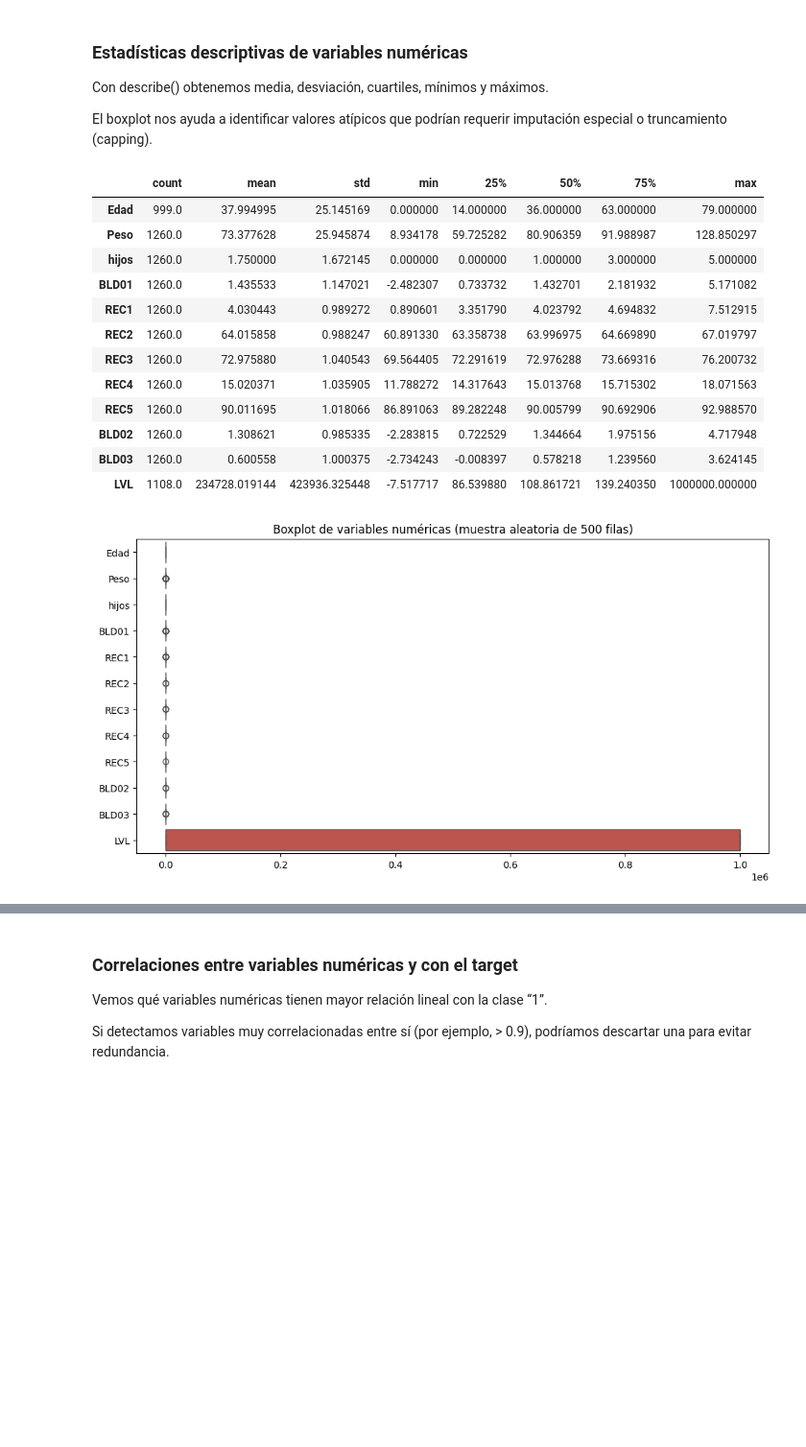
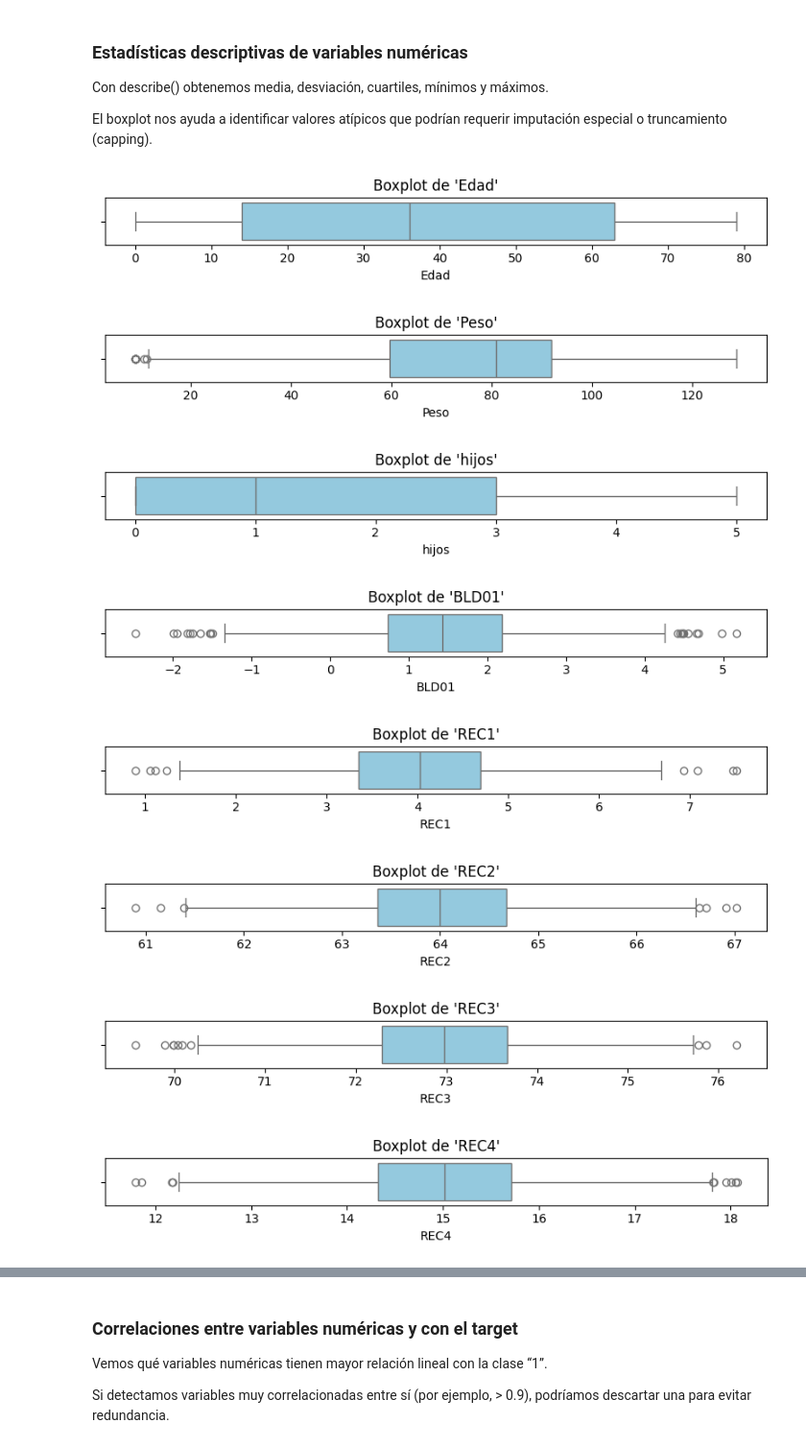
Before and after one commit to miroagustin/CienciaDeDatos1Q2025, a Jupyter notebook: Evaluacion.ipynb, the cells around one changed output, grey strips where cells are left out. Shown: that part at 96% size. Saved outputs shown, nothing was run; the diff lists cells and outputs as text; code cells hidden in the pictures; blank space fills up the shorter version.

```diff
--- a/Evaluacion.ipynb
+++ b/Evaluacion.ipynb
@@ -220,28 +218,27 @@ Passing `palette` without assigning `hue` is deprecated and will be removed in v
 Con describe() obtenemos media, desviación, cuartiles, mínimos y máximos.
 
 El boxplot nos ayuda a identificar valores atípicos que podrían requerir imputación especial o truncamiento (capping).
-# %%
-num_vars = X.select_dtypes(include=["int64","float64"]).columns
-
-display(X[num_vars].describe().T)
-
-# Boxplots para ver posibles valores extremos en algunas columnas
-plt.figure(figsize=(12,6))
-sns.boxplot(data=X[num_vars].sample(n=500, axis=0), orient="h", palette="coolwarm")
-plt.title("Boxplot de variables numéricas (muestra aleatoria de 500 filas)")
-plt.show()
-# %% [output]
-|  | count | mean | std | min | 25% | 50% | 75% | max |
-| Edad | 999.0 | 37.994995 | 25.145169 | 0.000000 | 14.000000 | 36.000000 | 63.000000 | 79.000000 |
-| Peso | 1260.0 | 73.377628 | 25.945874 | 8.934178 | 59.725282 | 80.906359 | 91.988987 | 128.850297 |
-| hijos | 1260.0 | 1.750000 | 1.672145 | 0.000000 | 0.000000 | 1.000000 | 3.000000 | 5.000000 |
-| BLD01 | 1260.0 | 1.435533 | 1.147021 | -2.482307 | 0.733732 | 1.432701 | 2.181932 | 5.171082 |
-| REC1 | 1260.0 | 4.030443 | 0.989272 | 0.890601 | 3.351790 | 4.023792 | 4.694832 | 7.512915 |
-| REC2 | 1260.0 | 64.015858 | 0.988247 | 60.891330 | 63.358738 | 63.996975 | 64.669890 | 67.019797 |
-| REC3 | 1260.0 | 72.975880 | 1.040543 | 69.564405 | 72.291619 | 72.976288 | 73.669316 | 76.200732 |
-| REC4 | 1260.0 | 15.020371 | 1.035905 | 11.788272 | 14.317643 | 15.013768 | 15.715302 | 18.071563 |
-| REC5 | 1260.0 | 90.011695 | 1.018066 | 86.891063 | 89.282248 | 90.005799 | 90.692906 | 92.988570 |
-| BLD02 | 1260.0 | 1.308621 | 0.985335 | -2.283815 | 0.722529 | 1.344664 | 1.975156 | 4.717948 |
-| BLD03 | 1260.0 | 0.600558 | 1.000375 | -2.734243 | -0.008397 | 0.578218 | 1.239560 | 3.624145 |
-| LVL | 1108.0 | 234728.019144 | 423936.325448 | -7.517717 | 86.539880 | 108.861721 | 139.240350 | 1000000.000000 |
-[figure, removed]
+# %%
+import seaborn as sns
+import matplotlib.pyplot as plt
+
+# Variables numéricas
+num_vars = X.select_dtypes(include=["int64", "float64"]).columns
+
+# Boxplots individuales
+for col in num_vars:
+    plt.figure(figsize=(8, 1.5))
+    sns.boxplot(x=X[col], color="skyblue", orient="h")
+    plt.title(f"Boxplot de '{col}'")
+    plt.xlabel(col)
+    plt.tight_layout()
+    plt.show()
+# %% [output]
+[figure, added]
+[figure, added]
+[figure, added]
+[figure, added]
+[figure, added]
+[figure, added]
+[figure, added]
+[figure, added]
```
Also changed, not shown: parts of 5 cells of this notebook.
